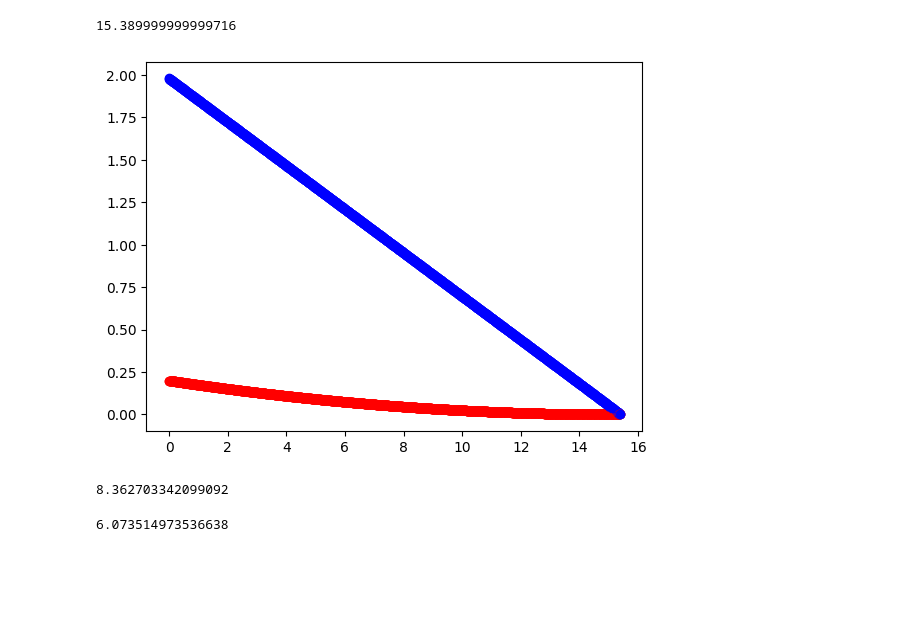
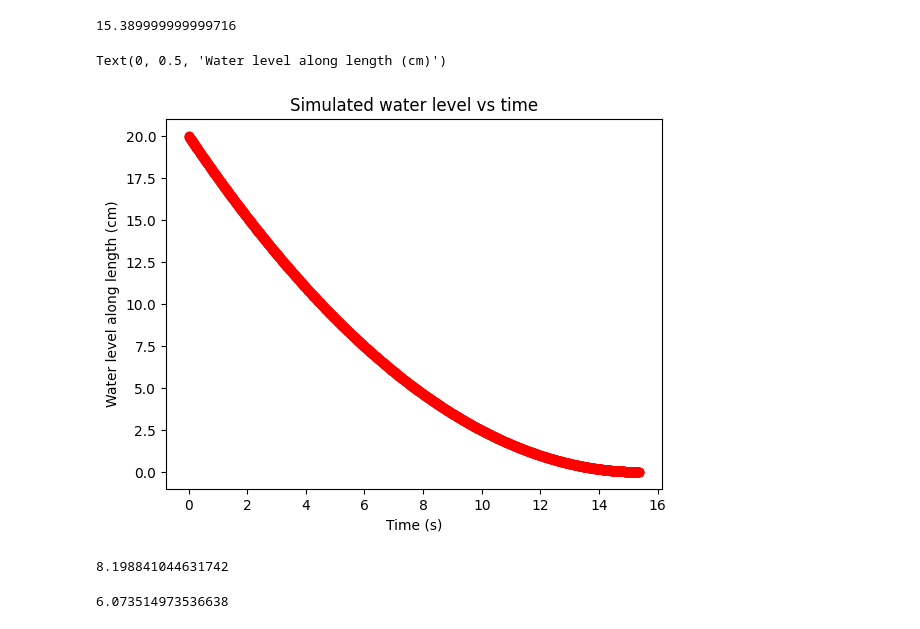
Before and after one commit to LSkaling/ME-70-Final-Project, a Jupyter notebook: oneill_cylinder.ipynb, the cells around one changed output. Cells and saved outputs as stored; diff of their text form; code cells hidden in the pictures; blank space fills up the shorter version.

Commit message:
Improved formatting and made graphs

```diff
--- a/oneill_cylinder.ipynb
+++ b/oneill_cylinder.ipynb
@@ -42,8 +34,8 @@ def get_time_to_empty(water_height, orifice_diameter, gravity_gradient, end_grav
         discharge_velocity = get_discharge_velocity(current_water_height, gravity_gradient, end_gravity)
         discharge_volume = discharge_velocity * 3.14159 * (orifice_diameter / 2)**2
         lost_volume += discharge_volume * dt
-        plt.plot(time, current_water_height, 'ro') #graphs the volume of water remaining
-        plt.plot(time, discharge_velocity, 'bo')
+        plt.plot(time, current_water_height * 100, 'ro', label="Simulated Data") #graphs the volume of water remaining
+        #plt.plot(time, discharge_velocity, 'bo')
         time += dt
     return time
 
@@ -52,21 +44,49 @@ def get_volume(height, diameter):
 # %%
 #Initial test: water draining from a cylinder
 filled_height = 0.2 #m
 orifice_diameter = 0.0065 #6.5mm
 tube_inner_diameter = 0.0568 #m
 water_volume = get_volume(filled_height, tube_inner_diameter)
 
 estimated_empty_time = get_time_to_empty(filled_height, orifice_diameter, 0, 9.8, water_volume, tube_inner_diameter)
 print(estimated_empty_time)
 
+#Real data
+water_level = [20, 18, 16, 14, 12, 10, 8, 6, 4, 2]
+
+timestamps = [
+    0,
+    1.1,
+    2.03333333333334,
+    3.03333333333334,
+    4.36666666666667,
+    5.56666666666667,
+    7.63333333333337,
+    8.79999999999997,
+    10.6,
+    12.7333333333334
+]
+
+# plt.plot(timestamps, water_level, 'bo', label='Real data')
+# plt.title('Water level vs time')
+# plt.xlabel('Time (s)')
+# plt.ylabel('Water level (cm)')
+# plt.text(10, 15, 'Red: Real data\nBlue: Simulated data')
+
+plt.title('Simulated water level vs time')
+plt.xlabel('Time (s)')
+plt.ylabel('Water level along length (cm)')
+
 #12 seconds in trial
 # %% [output]
 15.389999999999716
+Text(0, 0.5, 'Water level along length (cm)')
-[figure, old version]
+[figure, new version]
 # %%
 # Compute real horizontal velocity from measured water trace
+arm_length = 0.44 #m - from center of rotation to orifice
 
-horizontal_displacement = 2.74 #m
+horizontal_displacement = 2.74 - arm_length #m
 vertical_displacement = 1.32 #m
 
 def compute_horizontal_velocity(gravity, horizontal_displacement, vertical_displacement):
@@ -75,7 +95,7 @@ def compute_horizontal_velocity(gravity, horizontal_displacement, vertical_displ
 real_horizontal_velocity = compute_horizontal_velocity(9.8, horizontal_displacement, vertical_displacement)
 print(real_horizontal_velocity)
 # %% [output]
-8.362703342099092
+8.198841044631742
 # %%
 #Compute angular velocity of rotating arm
 number_of_rotations = 11 - 4.5
```
Also changed, not shown: parts of 4 cells of this notebook, 1 other file.
